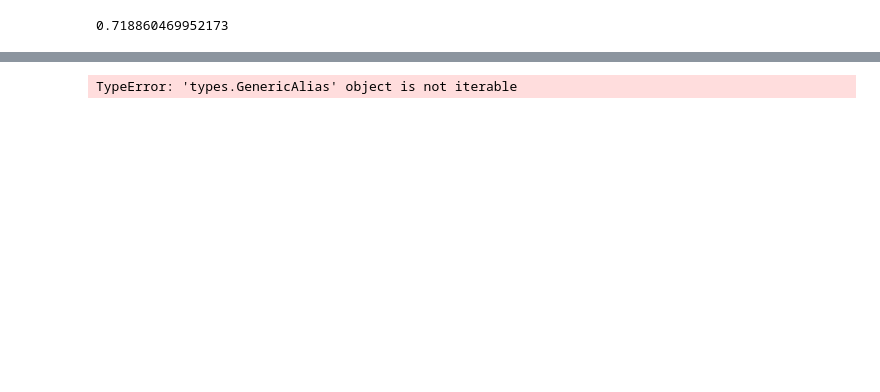
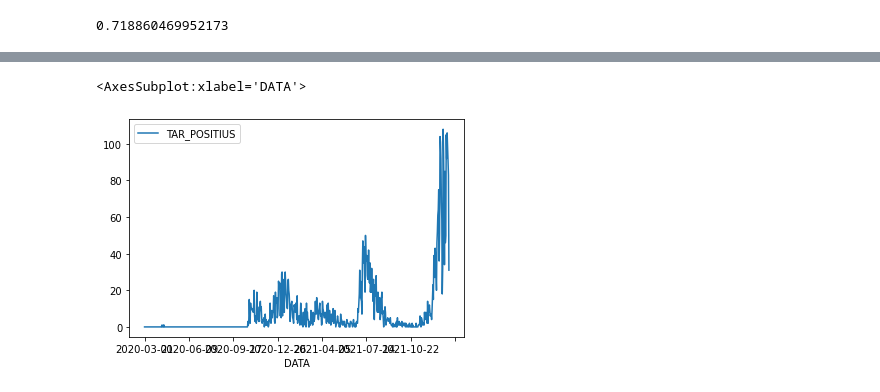
Before and after one commit to mikibardaji/M15UF2_2021-22, a Jupyter notebook: Sessió16_EstadisticaDadesCovid/readme.ipynb, the cells around one changed output, grey strips where cells are left out. Cells and saved outputs as stored; diff of their text form; code cells hidden in the pictures; blank space fills up the shorter version.

```diff
--- a/Sessió16_EstadisticaDadesCovid/readme.ipynb
+++ b/Sessió16_EstadisticaDadesCovid/readme.ipynb
@@ -122,24 +122,11 @@ dtype: float64
-# %%
-# Get all keys
-keys: pd.Series = barbera_dades_total.drop_duplicates()
-freqs: dict = dict.fromkeys(keys, 0)
-
-#Get all values(frequencie)
-for num in barbera_dades_total:
-    freqs[num] += 1
-
-#Get maximum frequency
-keys_list: list[int] = list[freqs.keys()]
-freqs_list: list[int] = list[freqs.values()]
-
-max_freq_value: int = max(freqs_list)
-max_freq_index: int = freqs_list.index(max_freq_value)
-mode:           int = keys_list[max_freq_index]
-print(mode)
-
-#diccionari_barbera =barbera_dades_total.to_dict
-#type(diccionari_barbera)
-#print(diccionari_barbera.top(10))
-#print(diccionari_barbera)
-# %% [output]
-TypeError: 'types.GenericAlias' object is not iterable
+# %%
+barbera_dades_df = (dades_covid.query('NOM == "ALT CAMP I CONCA DE BARBERÀ"')
+                    .loc[:,['DATA','POSITIVITAT_TAR_NUM']]
+                    .groupby('DATA')
+                    .sum()
+                    .rename(columns={"POSITIVITAT_TAR_NUM":"TAR_POSITIUS"}))
+
+barbera_dades_df.plot()
+# %% [output]
+<AxesSubplot:xlabel='DATA'>
+[figure, added]
```
Also changed, not shown: parts of 15 cells of this notebook, 1 other file.
